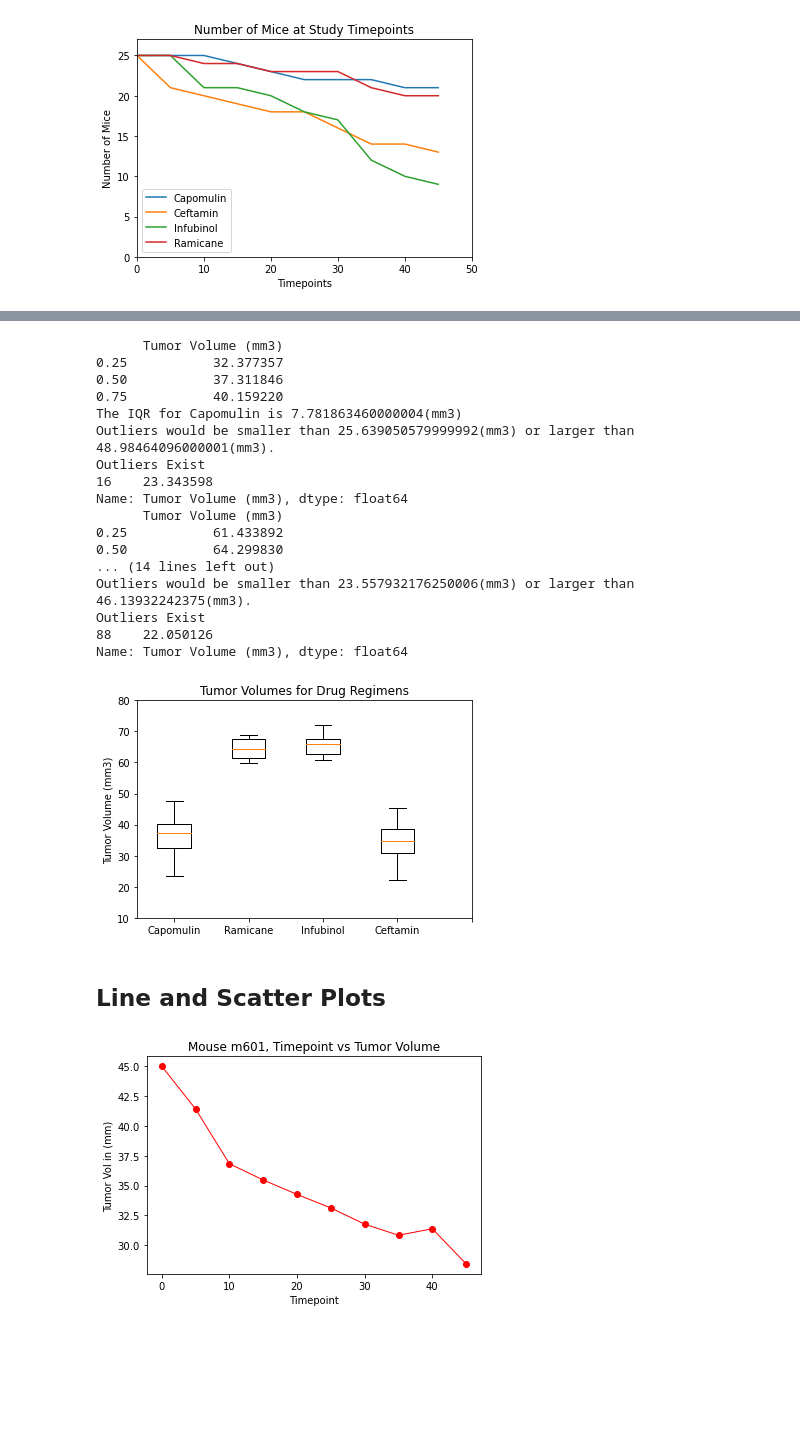
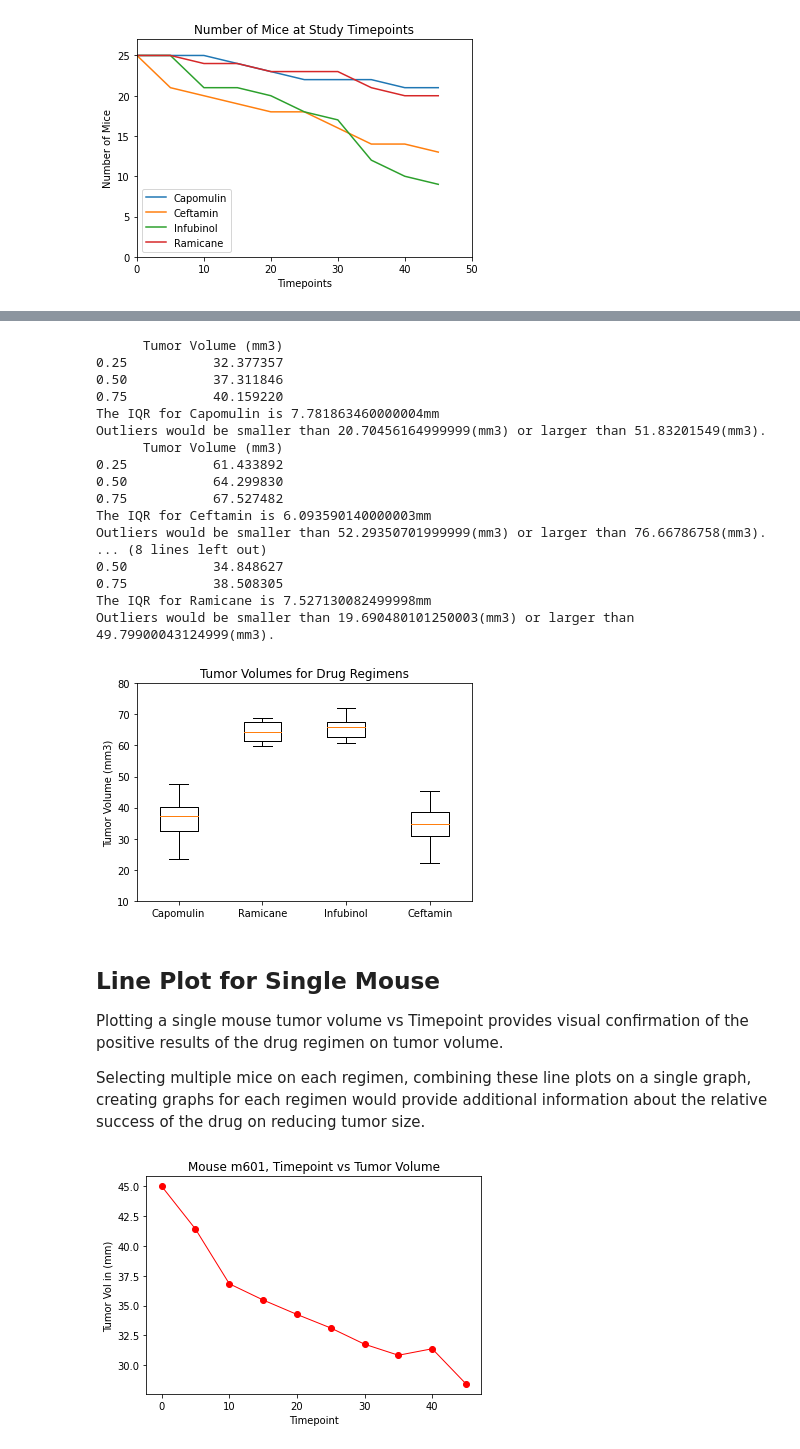
Before and after one commit to mkpennemays/PlottingPharmaData, a Jupyter notebook: Pymaceuticals/pymaceuticals_starter.ipynb, the cells around one changed output, grey strips where cells are left out. Saved outputs shown, nothing was run; the diff lists cells and outputs as text; code cells hidden in the pictures; blank space fills up the shorter version.

```diff
--- a/Pymaceuticals/pymaceuticals_starter.ipynb
+++ b/Pymaceuticals/pymaceuticals_starter.ipynb
@@ -230,8 +245,8 @@ for name,group in drug_response_groups:
     print(quants)
     IQR = quants.iloc[2,0] - quants.iloc[0,0]
     print(f"The IQR for {name} is {IQR}mm")
-    low_outlier = quants.iloc[1,0]- (IQR * 1.5)
-    high_outlier = quants.iloc[1,0] + (IQR * 1.5)
+    low_outlier = quants.iloc[0,0]- (IQR * 1.5)
+    high_outlier = quants.iloc[2,0] + (IQR * 1.5)
     print(f"Outliers would be smaller than {low_outlier}(mm3) or larger than {high_outlier}(mm3).")
     outliers_df = group.loc[(group['Tumor Volume (mm3)'] > high_outlier) | (group['Tumor Volume (mm3)'] < low_outlier)]
     if (len(outliers_df) > 0):
@@ -244,7 +259,7 @@ ax1.set_title('Final Tumor Volumes for Drug Regimens')
 ax1.set_ylabel('Tumor Volume (mm3)')
 ax1.set_ylim(0,80)
 ax1.boxplot(volume_arrays, sym='+',flierprops = dict(markeredgecolor="red"))
-plt.xticks([1, 2, 3, 4,5], treatments)
+plt.xticks([1, 2, 3, 4], treatments)
 plt.show()
 # %% [output]
       Tumor Volume (mm3)
@@ -278,46 +297,46 @@ complete_response_data_without_droppouts_df = complete_response_data_df.loc[comp
 drug_response_groups = complete_response_data_without_droppouts_df.groupby("Drug Regimen")
 
 for name,group in drug_response_groups:
     volumes = group["Tumor Volume (mm3)"]
     volume_arrays.append(volumes)
     temp_df = pd.DataFrame(group,columns=['Tumor Volume (mm3)'])
-    quants = temp_df.quantile([.25,.5,.75],axis = 0)
+    quants = temp_df.quantile([.25,.5,.75])
     print(quants)
     IQR = quants.iloc[2,0] - quants.iloc[0,0]
-    print(f"The IQR for {name} is {IQR}(mm3)")
-    low_outlier = quants.iloc[1,0]- (IQR * 1.5)
-    high_outlier = quants.iloc[1,0] + (IQR * 1.5)
+    print(f"The IQR for {name} is {IQR}mm")
+    low_outlier = quants.iloc[0,0]- (IQR * 1.5)
+    high_outlier = quants.iloc[2,0] + (IQR * 1.5)
     print(f"Outliers would be smaller than {low_outlier}(mm3) or larger than {high_outlier}(mm3).")
     outliers_df = group.loc[(group['Tumor Volume (mm3)'] > high_outlier) | (group['Tumor Volume (mm3)'] < low_outlier)]
     if (len(outliers_df) > 0):
         print("Outliers Exist")
         print(outliers_df['Tumor Volume (mm3)'])
 
 
 x_axis = np.arange(0, len(drug_response_groups), 1) + 1
 fig1, (ax1) = plt.subplots()
 ax1.set_title('Tumor Volumes for Drug Regimens')
 ax1.set_ylabel('Tumor Volume (mm3)')
 ax1.set_ylim(10,80)
 ax1.boxplot(volume_arrays, sym='+',flierprops = dict(markeredgecolor="red"))
-plt.xticks([1, 2, 3, 4,5], treatments)
+plt.xticks([1, 2, 3, 4], treatments)
 plt.show()
 # %% [output]
       Tumor Volume (mm3)
 0.25           32.377357
 0.50           37.311846
 0.75           40.159220
-The IQR for Capomulin is 7.781863460000004(mm3)
-Outliers would be smaller than 25.639050579999992(mm3) or larger than 48.98464096000001(mm3).
-Outliers Exist
-16    23.343598
-Name: Tumor Volume (mm3), dtype: float64
+The IQR for Capomulin is 7.781863460000004mm
+Outliers would be smaller than 20.70456164999999(mm3) or larger than 51.83201549(mm3).
       Tumor Volume (mm3)
 0.25           61.433892
 0.50           64.299830
-... (14 lines left out)
-Outliers would be smaller than 23.557932176250006(mm3) or larger than 46.13932242375(mm3).
-Outliers Exist
-88    22.050126
-Name: Tumor Volume (mm3), dtype: float64
+0.75           67.527482
+The IQR for Ceftamin is 6.093590140000003mm
+Outliers would be smaller than 52.29350701999999(mm3) or larger than 76.66786758(mm3).
+... (8 lines left out)
+0.50           34.848627
+0.75           38.508305
+The IQR for Ramicane is 7.527130082499998mm
+Outliers would be smaller than 19.690480101250003(mm3) or larger than 49.79900043124999(mm3).
-[figure, old version]
+[figure, new version]
@@ -326,5 +343,9 @@ Name: Tumor Volume (mm3), dtype: float64
-# %% [markdown]
-## Line and Scatter Plots
+# %% [markdown]
+## Line Plot for Single Mouse
+
+Plotting a single mouse tumor volume vs Timepoint provides visual confirmation of the positive results of the drug regimen on tumor volume.
+
+Selecting multiple mice on each regimen, combining these line plots on a single graph, creating graphs for each regimen would provide additional information about the relative success of the drug on reducing tumor size.
 # %%
 # Generate a line plot of tumor volume vs. time point for a mouse treated with Capomulin
 capomulin_mice_df = pd.DataFrame(complete_study_data.loc[complete_study_data['Drug Regimen'] == "Capomulin"] )
```
Also changed, not shown: parts of 14 cells of this notebook.
